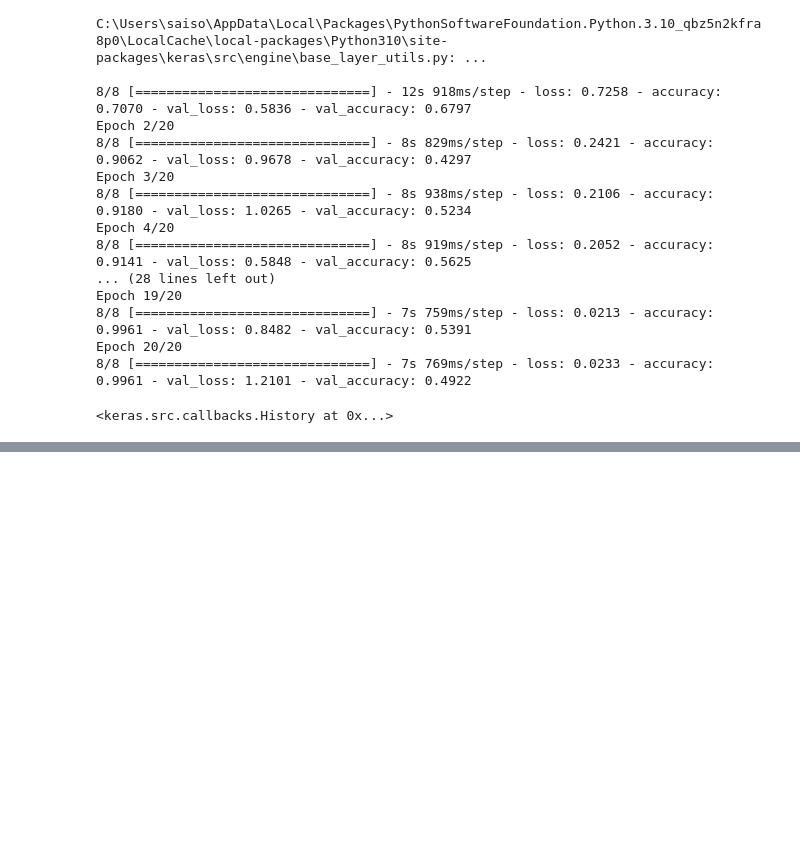
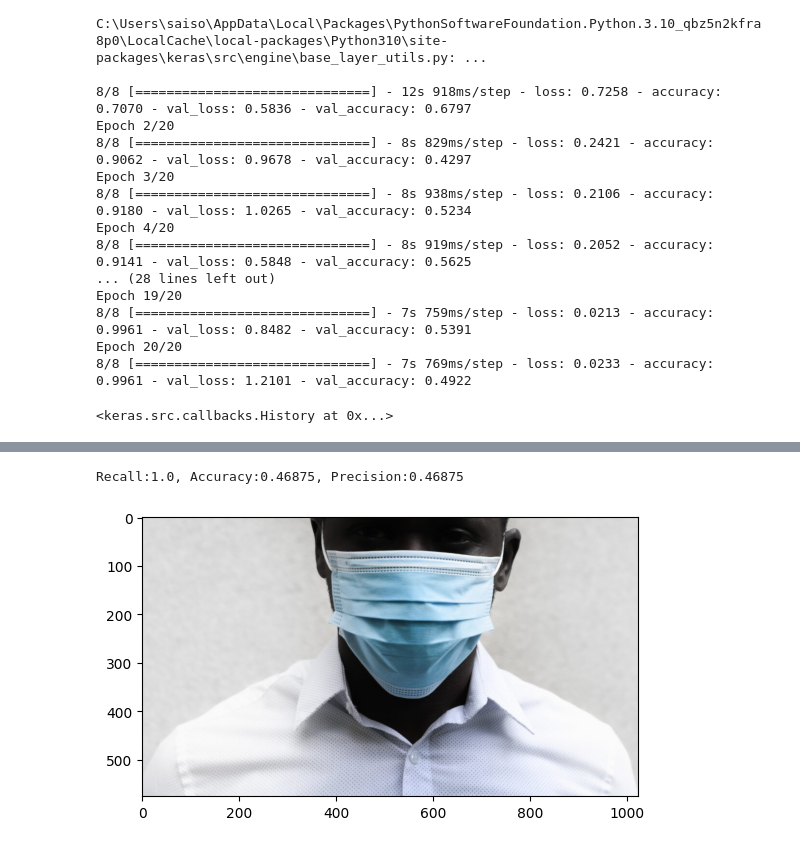
Before and after one commit to SouryaSparks/facemaskrecognitionv1, a Jupyter notebook: index.ipynb, the cells around one changed output, grey strips where cells are left out. Saved outputs shown, nothing was run; the diff lists cells and outputs as text; code cells hidden in the pictures; blank space fills up the shorter version.

```diff
--- a/index.ipynb
+++ b/index.ipynb
@@ -120,0 +133,12 @@ precision =
+# %%
+print(f"Recall:{recall.result().numpy()}, Accuracy:{accuracy.result().numpy()}, Precision:{precision.result().numpy()}")
+# %% [output]
+Recall:1.0, Accuracy:0.46875, Precision:0.46875
+# %%
+image = cv2.imread('mask.jpeg')
+resize = tf.image.resize(image, (256,256))
+
+plt.imshow(cv2.cvtColor(image, cv2.COLOR_BGR2RGB))
+plt.show()
+# %% [output]
+[figure, added]
```
Also changed, not shown: parts of 5 cells of this notebook, 3 other files.
